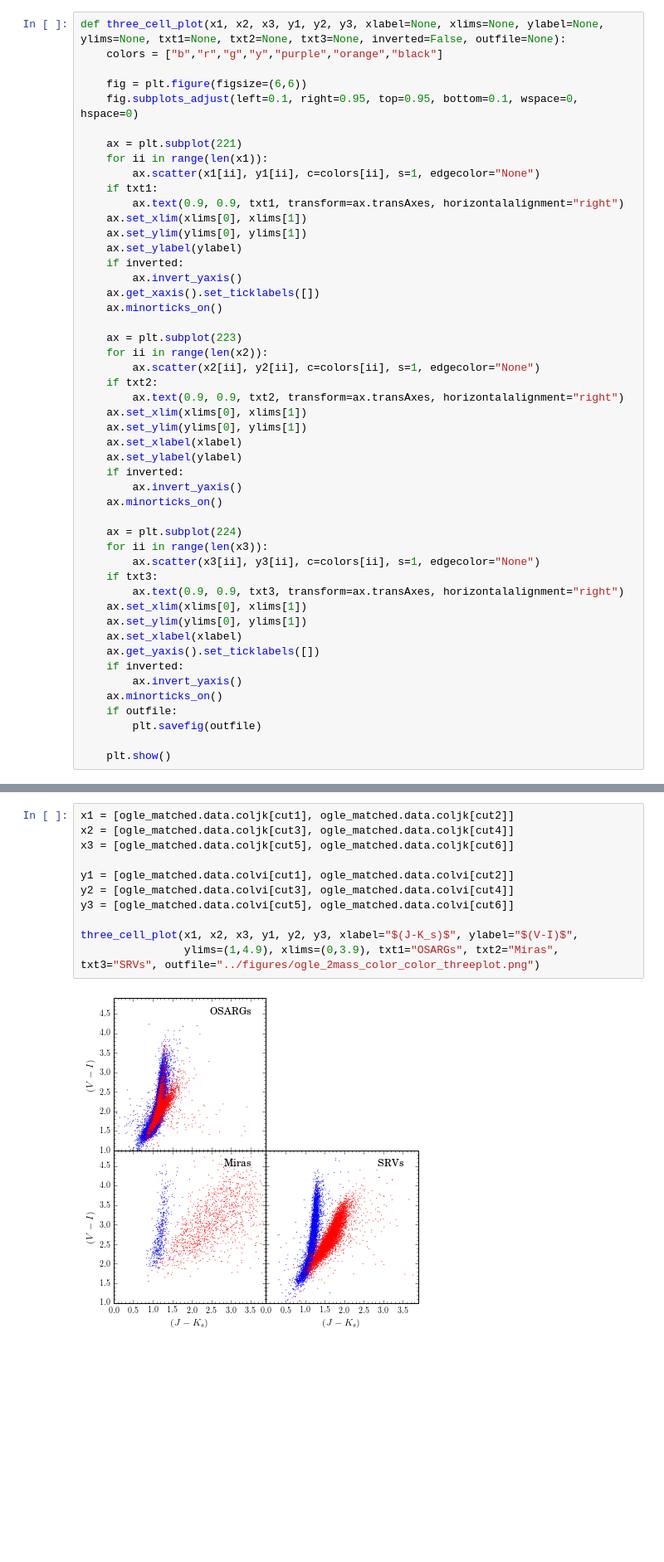
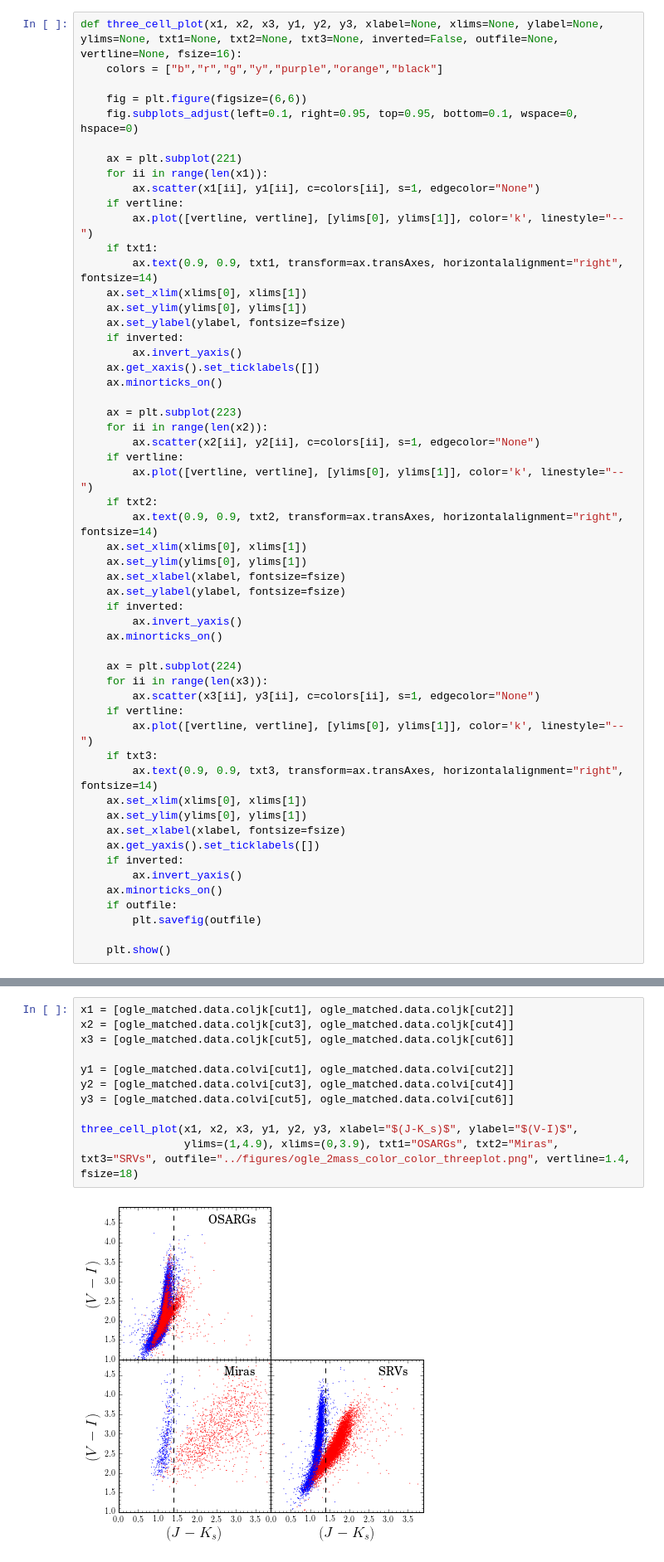
Before and after one commit to nhuntwalker/new_work_scripts, a Jupyter notebook: macho_ogle_simbad_distributions.ipynb, the cells around one changed output, grey strips where cells are left out. Shown at 83% size. Saved outputs shown, nothing was run; the diff lists cells and outputs as text; blank space fills up the shorter version.

```diff
--- a/macho_ogle_simbad_distributions.ipynb
+++ b/macho_ogle_simbad_distributions.ipynb
@@ -23,7 +24,7 @@ matplotlib.rcParams["ps.useafm"] = True
 matplotlib.rcParams["pdf.use14corefonts"] = True
 matplotlib.rcParams["text.usetex"] = True
 # %%
-def three_cell_plot(x1, x2, x3, y1, y2, y3, xlabel=None, xlims=None, ylabel=None, ylims=None, txt1=None, txt2=None, txt3=None, inverted=False, outfile=None):
+def three_cell_plot(x1, x2, x3, y1, y2, y3, xlabel=None, xlims=None, ylabel=None, ylims=None, txt1=None, txt2=None, txt3=None, inverted=False, outfile=None, vertline=None, fsize=16):
     colors = ["b","r","g","y","purple","orange","black"]
 
     fig = plt.figure(figsize=(6,6))
@@ -32,11 +33,13 @@ def three_cell_plot(x1, x2, x3, y1, y2, y3, xlabel=None, xlims=None, ylabel=None
     ax = plt.subplot(221)
     for ii in range(len(x1)):
         ax.scatter(x1[ii], y1[ii], c=colors[ii], s=1, edgecolor="None")
+    if vertline:
+        ax.plot([vertline, vertline], [ylims[0], ylims[1]], color='k', linestyle="--")
     if txt1:
-        ax.text(0.9, 0.9, txt1, transform=ax.transAxes, horizontalalignment="right")
+        ax.text(0.9, 0.9, txt1, transform=ax.transAxes, horizontalalignment="right", fontsize=14)
     ax.set_xlim(xlims[0], xlims[1])
     ax.set_ylim(ylims[0], ylims[1])
-    ax.set_ylabel(ylabel)
+    ax.set_ylabel(ylabel, fontsize=fsize)
     if inverted:
         ax.invert_yaxis()
     ax.get_xaxis().set_ticklabels([])
@@ -45,12 +48,14 @@ def three_cell_plot(x1, x2, x3, y1, y2, y3, xlabel=None, xlims=None, ylabel=None
     ax = plt.subplot(223)
     for ii in range(len(x2)):
         ax.scatter(x2[ii], y2[ii], c=colors[ii], s=1, edgecolor="None")
+    if vertline:
+        ax.plot([vertline, vertline], [ylims[0], ylims[1]], color='k', linestyle="--")
     if txt2:
-        ax.text(0.9, 0.9, txt2, transform=ax.transAxes, horizontalalignment="right")
+        ax.text(0.9, 0.9, txt2, transform=ax.transAxes, horizontalalignment="right", fontsize=14)
     ax.set_xlim(xlims[0], xlims[1])
     ax.set_ylim(ylims[0], ylims[1])
-    ax.set_xlabel(xlabel)
-    ax.set_ylabel(ylabel)
+    ax.set_xlabel(xlabel, fontsize=fsize)
+    ax.set_ylabel(ylabel, fontsize=fsize)
     if inverted:
         ax.invert_yaxis()
     ax.minorticks_on()
@@ -58,11 +63,13 @@ def three_cell_plot(x1, x2, x3, y1, y2, y3, xlabel=None, xlims=None, ylabel=None
     ax = plt.subplot(224)
     for ii in range(len(x3)):
         ax.scatter(x3[ii], y3[ii], c=colors[ii], s=1, edgecolor="None")
+    if vertline:
+        ax.plot([vertline, vertline], [ylims[0], ylims[1]], color='k', linestyle="--")
     if txt3:
-        ax.text(0.9, 0.9, txt3, transform=ax.transAxes, horizontalalignment="right")
+        ax.text(0.9, 0.9, txt3, transform=ax.transAxes, horizontalalignment="right", fontsize=14)
     ax.set_xlim(xlims[0], xlims[1])
     ax.set_ylim(ylims[0], ylims[1])
-    ax.set_xlabel(xlabel)
+    ax.set_xlabel(xlabel, fontsize=fsize)
     ax.get_yaxis().set_ticklabels([])
     if inverted:
         ax.invert_yaxis()
@@ -128,16 +181,16 @@ cut6 = (ogle_matched.data.Spectr == "C-rich") & (ogle_matched.data.Type == "SRV"
 # %%
 x1 = [ogle_matched.data.coljk[cut1], ogle_matched.data.coljk[cut2]]
 x2 = [ogle_matched.data.coljk[cut3], ogle_matched.data.coljk[cut4]]
 x3 = [ogle_matched.data.coljk[cut5], ogle_matched.data.coljk[cut6]]
 
 y1 = [ogle_matched.data.colvi[cut1], ogle_matched.data.colvi[cut2]]
 y2 = [ogle_matched.data.colvi[cut3], ogle_matched.data.colvi[cut4]]
 y3 = [ogle_matched.data.colvi[cut5], ogle_matched.data.colvi[cut6]]
 
 three_cell_plot(x1, x2, x3, y1, y2, y3, xlabel="$(J-K_s)$", ylabel="$(V-I)$",
-                ylims=(1,4.9), xlims=(0,3.9), txt1="OSARGs", txt2="Miras", txt3="SRVs", outfile="../figures/ogle_2mass_color_color_threeplot.png")
+                ylims=(1,4.9), xlims=(0,3.9), txt1="OSARGs", txt2="Miras", txt3="SRVs", outfile="../figures/ogle_2mass_color_color_threeplot.png", vertline=1.4, fsize=18)
 # %% [output]
-[figure, old version]
+[figure, new version]
 # %%
 x1 = [np.log10(ogle_matched.data.P_1[cut1]), np.log10(ogle_matched.data.P_1[cut2])]
 x2 = [np.log10(ogle_matched.data.P_1[cut3]), np.log10(ogle_matched.data.P_1[cut4])]
```
Also changed, not shown: parts of 32 cells of this notebook, 7 other files.
